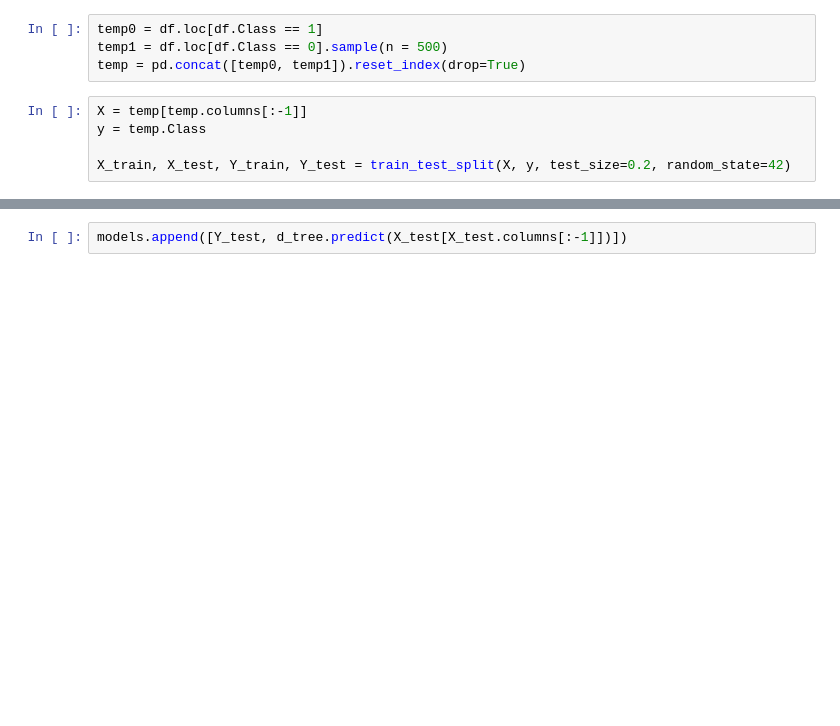
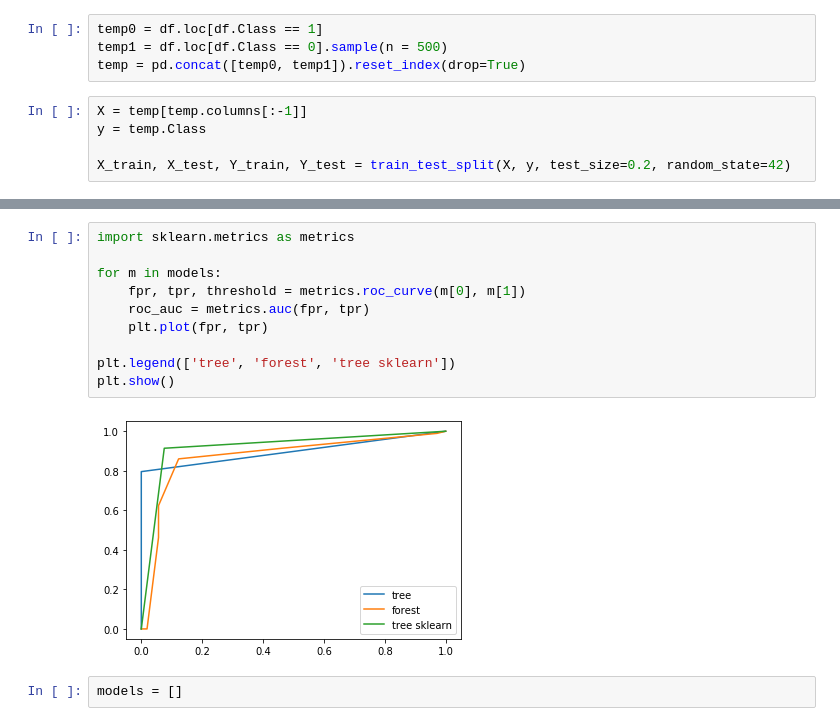
Before and after one commit to Knzaytsev/IntroductionToML, a Jupyter notebook: 2 lab/Lab2.ipynb, the cells around one changed output, grey strips where cells are left out. Saved outputs shown, nothing was run; the diff lists cells and outputs as text; blank space fills up the shorter version.

```diff
--- a/2 lab/Lab2.ipynb
+++ b/2 lab/Lab2.ipynb
@@ -355,2 +343,14 @@ array([1, 1, 0, 1, 1, 0, 0, 1, 1, 0, 1, 1, 1, 1, 0, 0, 0, 0, 1, 0, 1, 0,
-# %%
-models.append([Y_test, d_tree.predict(X_test[X_test.columns[:-1]])])
+# %%
+import sklearn.metrics as metrics
+
+for m in models:
+    fpr, tpr, threshold = metrics.roc_curve(m[0], m[1])
+    roc_auc = metrics.auc(fpr, tpr)
+    plt.plot(fpr, tpr)
+
+plt.legend(['tree', 'forest', 'tree sklearn'])
+plt.show()
+# %% [output]
+[figure, added]
+# %%
+models = []
```
Also changed, not shown: parts of 10 cells of this notebook.
